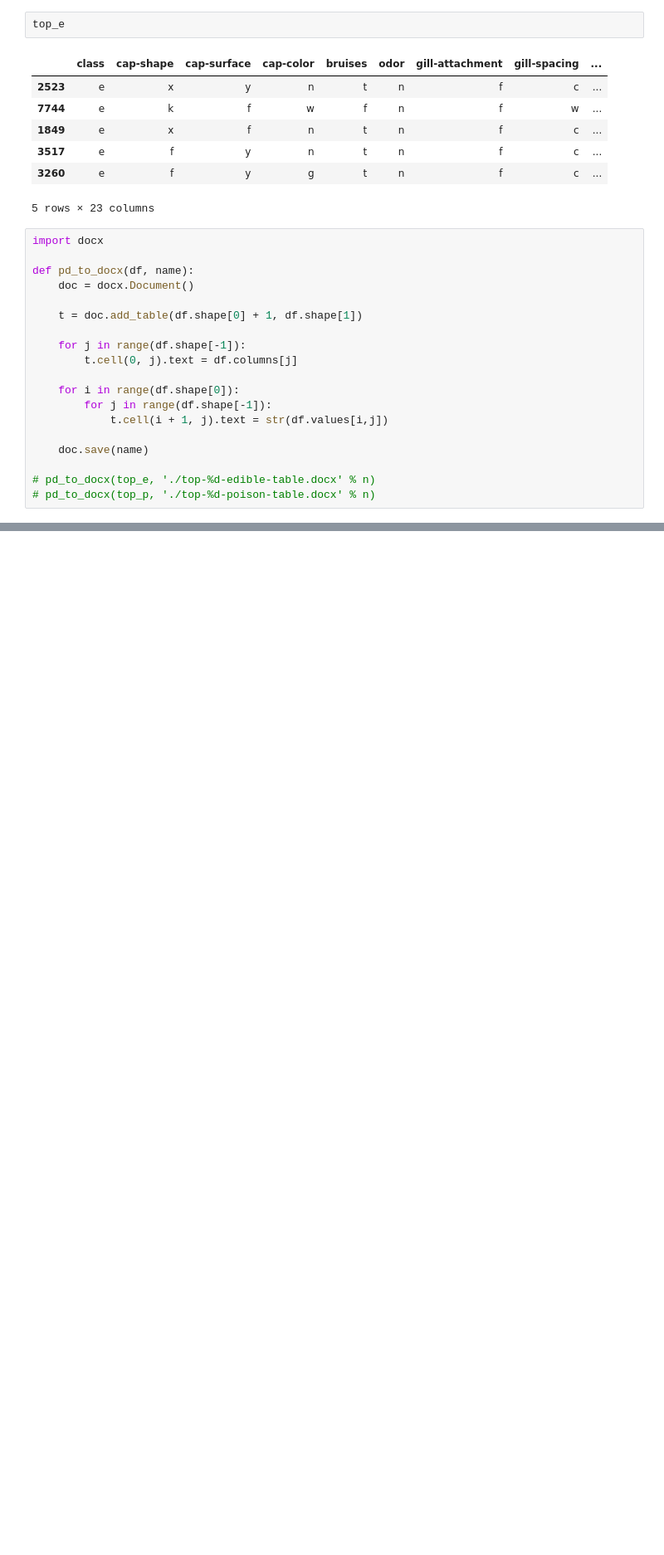
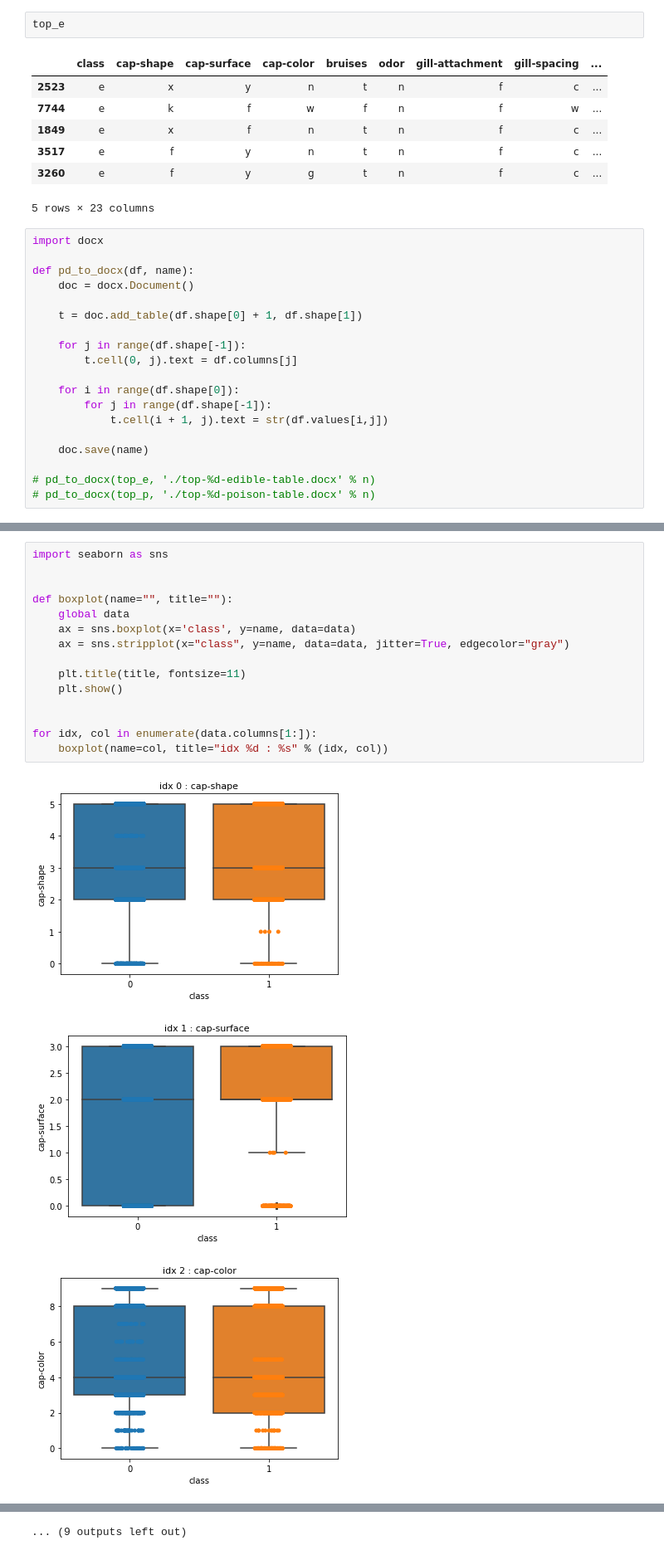
Before and after one commit to Data-Competition/Super-Mario, a Jupyter notebook: mushroom-report-v1.ipynb, the cells around one changed output, grey strips where cells are left out. Shown: that part at 83% size. Saved outputs shown, nothing was run; the diff lists cells and outputs as text; blank space fills up the shorter version.

Commit message:
[feature]: add box-plots, #6

```diff
--- a/mushroom-report-v1.ipynb
+++ b/mushroom-report-v1.ipynb
@@ -119,3 +123,22 @@ data.head(5)
 | 3 | 1 | 5 | 3 | 8 | 1 | 6 | 1 | 0 | ... |
 | 4 | 0 | 5 | 2 | 3 | 0 | 5 | 1 | 1 | ... |
 5 rows × 22 columns
+# %%
+import seaborn as sns
+
+
+def boxplot(name="", title=""):
+    global data
+    ax = sns.boxplot(x='class', y=name, data=data)
+    ax = sns.stripplot(x="class", y=name, data=data, jitter=True, edgecolor="gray")
+
+    plt.title(title, fontsize=11)
+    plt.show()
+
+
+for idx, col in enumerate(data.columns[1:]):
+    boxplot(name=col, title="idx %d : %s" % (idx, col))
+# %% [output]
+[figure, added]
+[figure, added]
+[figure, added]
@@ -121,0 +154 @@ data.head(5)
+... (9 outputs left out)
```
Also changed, not shown: parts of 2 cells of this notebook.
